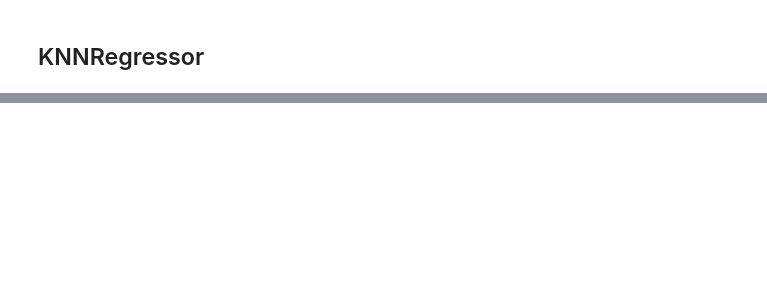
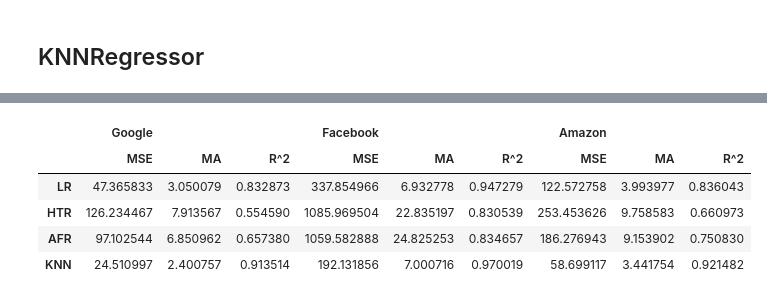
Before and after one commit to adolek/data-stream-processing-project, a Jupyter notebook: batch_and_online_learning.ipynb, the cells around one changed output, grey strips where cells are left out. Saved outputs shown, nothing was run; the diff lists cells and outputs as text; code cells hidden in the pictures; blank space fills up the shorter version.

```diff
--- a/batch_and_online_learning.ipynb
+++ b/batch_and_online_learning.ipynb
@@ -837,0 +845,12 @@ Best MSE for Amazon: 58.81375669098202
+# %%
+# concatenate results
+results_df = pd.concat({'LR': results_df_online_LR, 'HTR': results_df_online_HTR, 'AFR': results_df_online_AFR, 'KNN': results_df_online_KNN}, axis=0)
+results_df = results_df[['Google', 'Facebook', 'Amazon']].unstack()
+results_df
+# %% [output]
+|  | Google |  |  | Facebook |  |  | Amazon |  |  |
+|  | MSE | MA | R^2 | MSE | MA | R^2 | MSE | MA | R^2 |
+| LR | 47.365833 | 3.050079 | 0.832873 | 337.854966 | 6.932778 | 0.947279 | 122.572758 | 3.993977 | 0.836043 |
+| HTR | 126.234467 | 7.913567 | 0.554590 | 1085.969504 | 22.835197 | 0.830539 | 253.453626 | 9.758583 | 0.660973 |
+| AFR | 97.102544 | 6.850962 | 0.657380 | 1059.582888 | 24.825253 | 0.834657 | 186.276943 | 9.153902 | 0.750830 |
+| KNN | 24.510997 | 2.400757 | 0.913514 | 192.131856 | 7.000716 | 0.970019 | 58.699117 | 3.441754 | 0.921482 |
```
Also changed, not shown: parts of 10 cells of this notebook.
